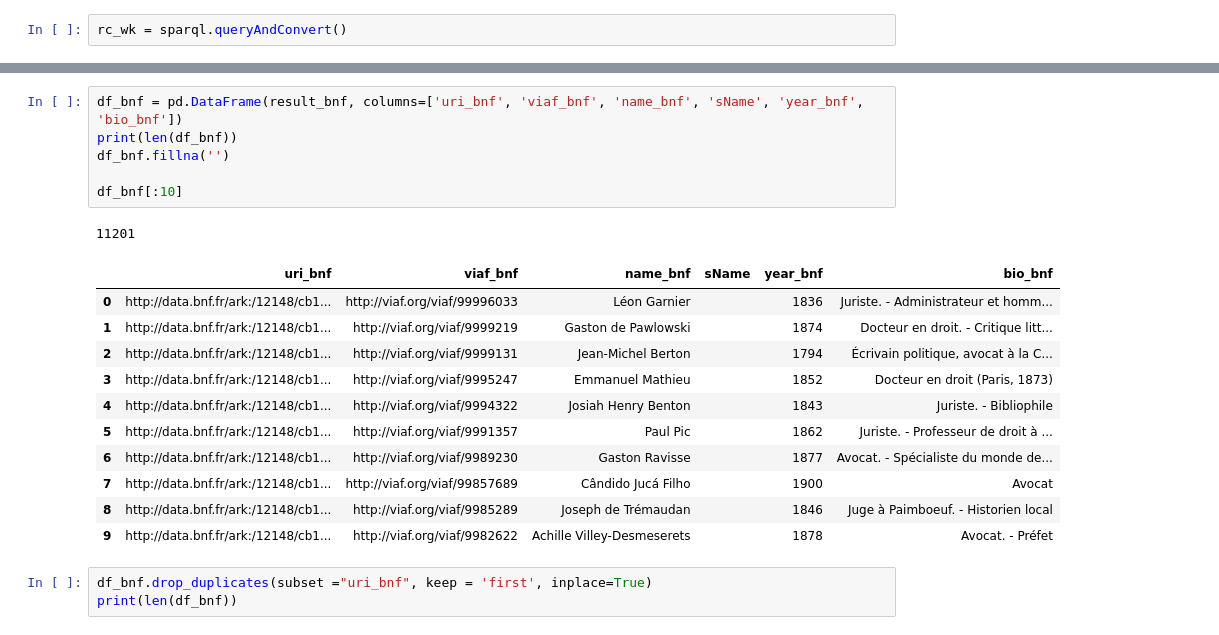
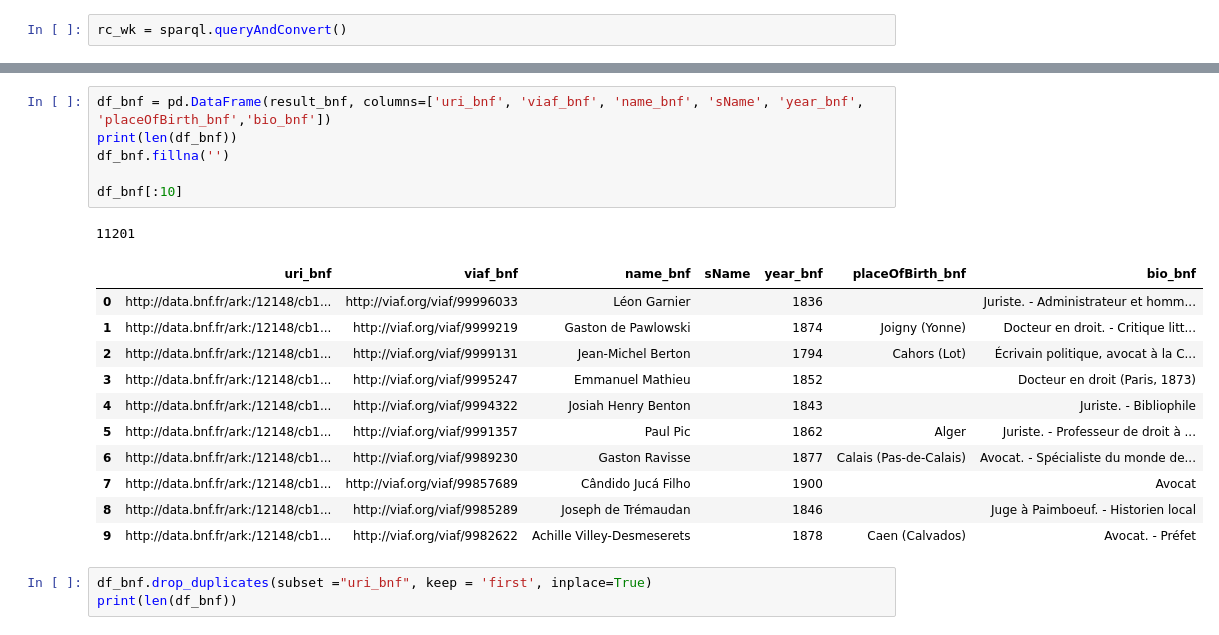
Before and after one commit to Semantic-Data-for-Humanities/Economists_Jurists, a Jupyter notebook: Notebooks/Issues/Merge_DBpedia_BnF_Data_Wikidata.ipynb, the cells around one changed output, grey strips where cells are left out. Drawn from its saved outputs; the diff is of its cells as text.

```diff
--- a/Notebooks/Issues/Merge_DBpedia_BnF_Data_Wikidata.ipynb
+++ b/Notebooks/Issues/Merge_DBpedia_BnF_Data_Wikidata.ipynb
@@ -414,22 +447,22 @@ engine = create_engine('sqlite:///database.sqlite_2', echo=False)
 # %%
-df_bnf = pd.DataFrame(result_bnf, columns=['uri_bnf', 'viaf_bnf', 'name_bnf', 'sName', 'year_bnf', 'bio_bnf'])
+df_bnf = pd.DataFrame(result_bnf, columns=['uri_bnf', 'viaf_bnf', 'name_bnf', 'sName', 'year_bnf', 'placeOfBirth_bnf','bio_bnf'])
 print(len(df_bnf))
 df_bnf.fillna('')
 
 df_bnf[:10]
 # %% [output]
 11201
-|  | uri_bnf | viaf_bnf | name_bnf | sName | year_bnf | bio_bnf |
-| 0 | http://data.bnf.fr/ark:/12148/cb1... | http://viaf.org/viaf/99996033 | Léon Garnier |  | 1836 | Juriste. - Administrateur et homm... |
-| 1 | http://data.bnf.fr/ark:/12148/cb1... | http://viaf.org/viaf/9999219 | Gaston de Pawlowski |  | 1874 | Docteur en droit. - Critique litt... |
-| 2 | http://data.bnf.fr/ark:/12148/cb1... | http://viaf.org/viaf/9999131 | Jean-Michel Berton |  | 1794 | Écrivain politique, avocat à la C... |
-| 3 | http://data.bnf.fr/ark:/12148/cb1... | http://viaf.org/viaf/9995247 | Emmanuel Mathieu |  | 1852 | Docteur en droit (Paris, 1873) |
-| 4 | http://data.bnf.fr/ark:/12148/cb1... | http://viaf.org/viaf/9994322 | Josiah Henry Benton |  | 1843 | Juriste. - Bibliophile |
-| 5 | http://data.bnf.fr/ark:/12148/cb1... | http://viaf.org/viaf/9991357 | Paul Pic |  | 1862 | Juriste. - Professeur de droit à ... |
-| 6 | http://data.bnf.fr/ark:/12148/cb1... | http://viaf.org/viaf/9989230 | Gaston Ravisse |  | 1877 | Avocat. - Spécialiste du monde de... |
-| 7 | http://data.bnf.fr/ark:/12148/cb1... | http://viaf.org/viaf/99857689 | Cândido Jucá Filho |  | 1900 | Avocat |
-| 8 | http://data.bnf.fr/ark:/12148/cb1... | http://viaf.org/viaf/9985289 | Joseph de Trémaudan |  | 1846 | Juge à Paimboeuf. - Historien local |
-| 9 | http://data.bnf.fr/ark:/12148/cb1... | http://viaf.org/viaf/9982622 | Achille Villey-Desmeserets |  | 1878 | Avocat. - Préfet |
+|  | uri_bnf | viaf_bnf | name_bnf | sName | year_bnf | placeOfBirth_bnf | bio_bnf |
+| 0 | http://data.bnf.fr/ark:/12148/cb1... | http://viaf.org/viaf/99996033 | Léon Garnier |  | 1836 |  | Juriste. - Administrateur et homm... |
+| 1 | http://data.bnf.fr/ark:/12148/cb1... | http://viaf.org/viaf/9999219 | Gaston de Pawlowski |  | 1874 | Joigny (Yonne) | Docteur en droit. - Critique litt... |
+| 2 | http://data.bnf.fr/ark:/12148/cb1... | http://viaf.org/viaf/9999131 | Jean-Michel Berton |  | 1794 | Cahors (Lot) | Écrivain politique, avocat à la C... |
+| 3 | http://data.bnf.fr/ark:/12148/cb1... | http://viaf.org/viaf/9995247 | Emmanuel Mathieu |  | 1852 |  | Docteur en droit (Paris, 1873) |
+| 4 | http://data.bnf.fr/ark:/12148/cb1... | http://viaf.org/viaf/9994322 | Josiah Henry Benton |  | 1843 |  | Juriste. - Bibliophile |
+| 5 | http://data.bnf.fr/ark:/12148/cb1... | http://viaf.org/viaf/9991357 | Paul Pic |  | 1862 | Alger | Juriste. - Professeur de droit à ... |
+| 6 | http://data.bnf.fr/ark:/12148/cb1... | http://viaf.org/viaf/9989230 | Gaston Ravisse |  | 1877 | Calais (Pas-de-Calais) | Avocat. - Spécialiste du monde de... |
+| 7 | http://data.bnf.fr/ark:/12148/cb1... | http://viaf.org/viaf/99857689 | Cândido Jucá Filho |  | 1900 |  | Avocat |
+| 8 | http://data.bnf.fr/ark:/12148/cb1... | http://viaf.org/viaf/9985289 | Joseph de Trémaudan |  | 1846 |  | Juge à Paimboeuf. - Historien local |
+| 9 | http://data.bnf.fr/ark:/12148/cb1... | http://viaf.org/viaf/9982622 | Achille Villey-Desmeserets |  | 1878 | Caen (Calvados) | Avocat. - Préfet |
 # %%
 df_bnf.drop_duplicates(subset ="uri_bnf", keep = 'first', inplace=True)
 print(len(df_bnf))
```
Also changed, not shown: parts of 88 cells of this notebook.
